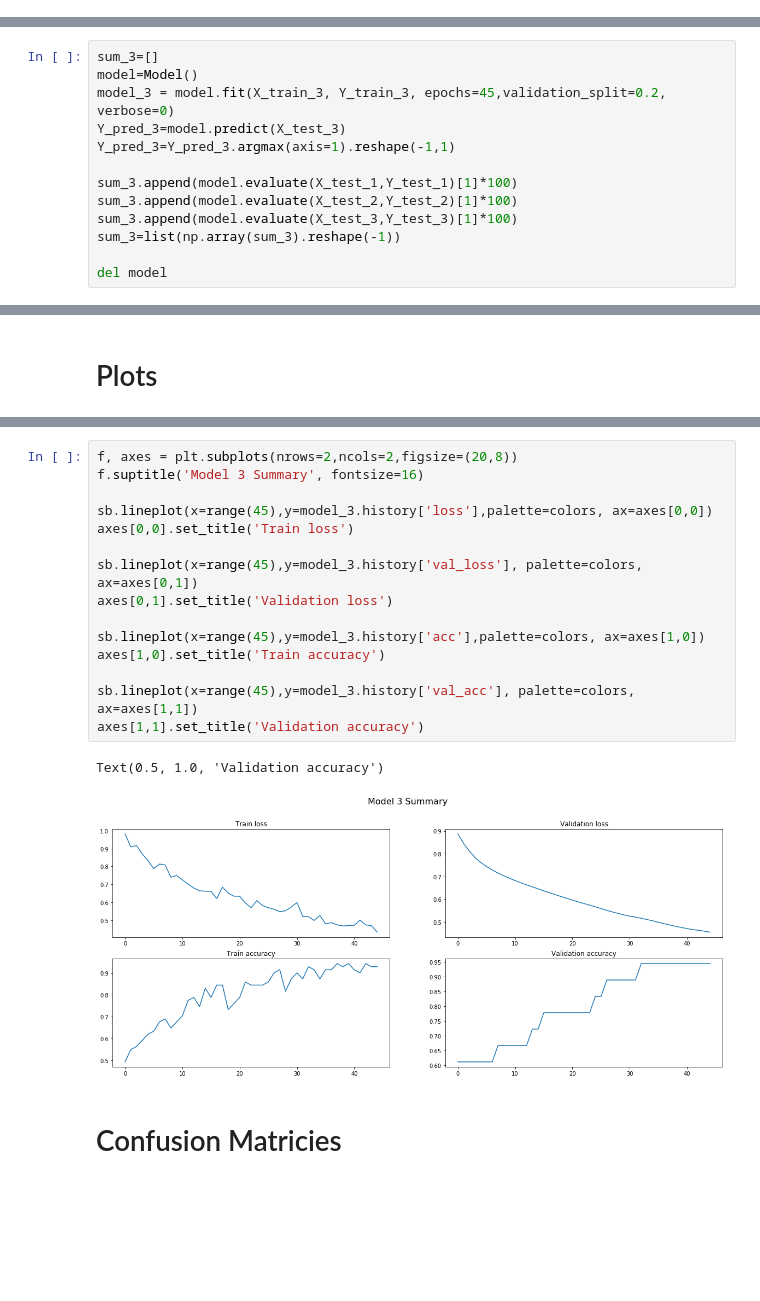
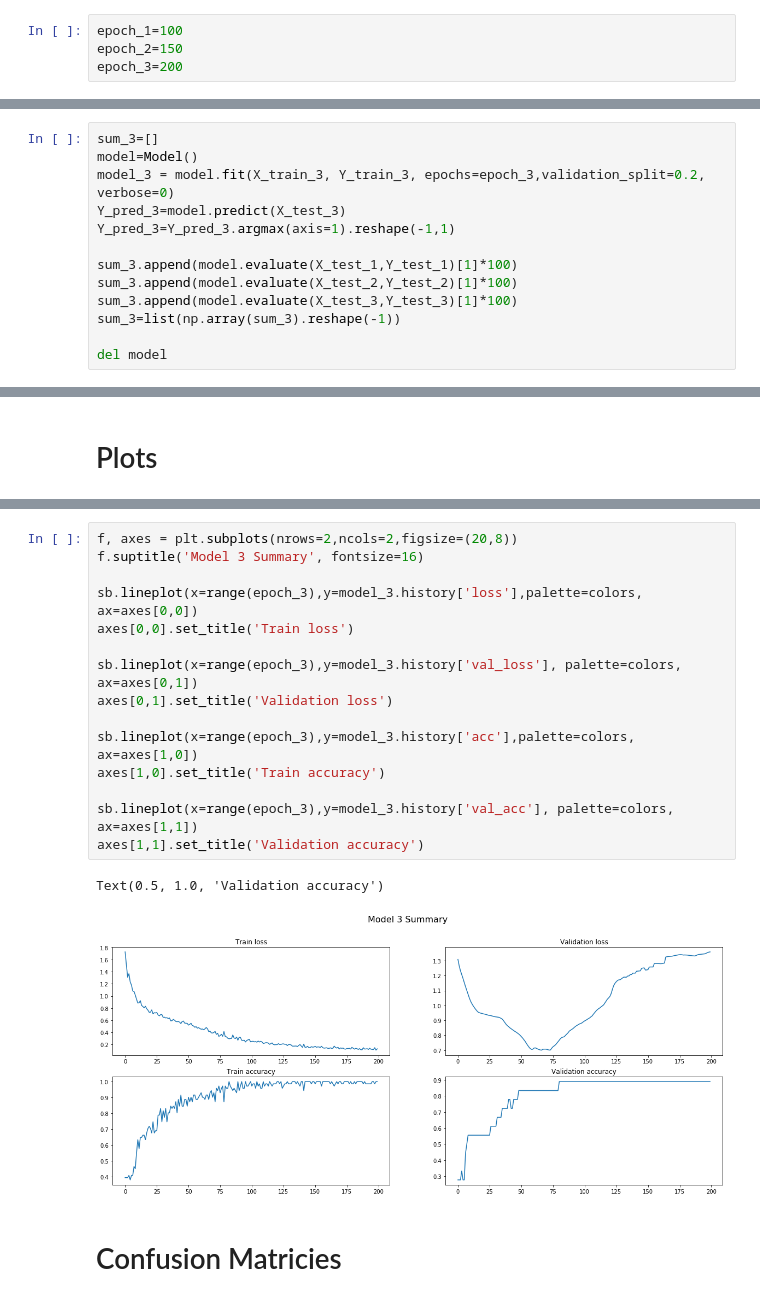
Before and after one commit to ritwikkanodia/Privacy-Preserving-Machine-Learning, a Jupyter notebook: Untitled.ipynb, the cells around one changed output, grey strips where cells are left out. Drawn from its saved outputs; the diff is of its cells as text; blank space fills up the shorter version.

```diff
--- a/Untitled.ipynb
+++ b/Untitled.ipynb
@@ -214,6 +216,10 @@ def Model():
     return model
 # %%
 early_stop = keras.callbacks.EarlyStopping(monitor='val_loss', patience=5)
+# %%
+epoch_1=100
+epoch_2=150
+epoch_3=200
 # %%
 sum_1=[]
 model=Model()
@@ -253,7 +259,7 @@ del model
 # %%
 sum_3=[]
 model=Model()
-model_3 = model.fit(X_train_3, Y_train_3, epochs=45,validation_split=0.2, verbose=0)
+model_3 = model.fit(X_train_3, Y_train_3, epochs=epoch_3,validation_split=0.2, verbose=0)
 Y_pred_3=model.predict(X_test_3)
 Y_pred_3=Y_pred_3.argmax(axis=1).reshape(-1,1)
 
@@ -308,21 +314,21 @@ Text(0.5, 1.0, 'Validation accuracy')
 # %%
 f, axes = plt.subplots(nrows=2,ncols=2,figsize=(20,8))
 f.suptitle('Model 3 Summary', fontsize=16)
 
-sb.lineplot(x=range(45),y=model_3.history['loss'],palette=colors, ax=axes[0,0])
+sb.lineplot(x=range(epoch_3),y=model_3.history['loss'],palette=colors, ax=axes[0,0])
 axes[0,0].set_title('Train loss')
 
-sb.lineplot(x=range(45),y=model_3.history['val_loss'], palette=colors, ax=axes[0,1])
+sb.lineplot(x=range(epoch_3),y=model_3.history['val_loss'], palette=colors, ax=axes[0,1])
 axes[0,1].set_title('Validation loss')
 
-sb.lineplot(x=range(45),y=model_3.history['acc'],palette=colors, ax=axes[1,0])
+sb.lineplot(x=range(epoch_3),y=model_3.history['acc'],palette=colors, ax=axes[1,0])
 axes[1,0].set_title('Train accuracy')
 
-sb.lineplot(x=range(45),y=model_3.history['val_acc'], palette=colors, ax=axes[1,1])
+sb.lineplot(x=range(epoch_3),y=model_3.history['val_acc'], palette=colors, ax=axes[1,1])
 axes[1,1].set_title('Validation accuracy')
 # %% [output]
 Text(0.5, 1.0, 'Validation accuracy')
-[figure, old version]
+[figure, new version]
 # %% [markdown]
 # Confusion Matricies
 # %%
```
Also changed, not shown: parts of 11 cells of this notebook.
